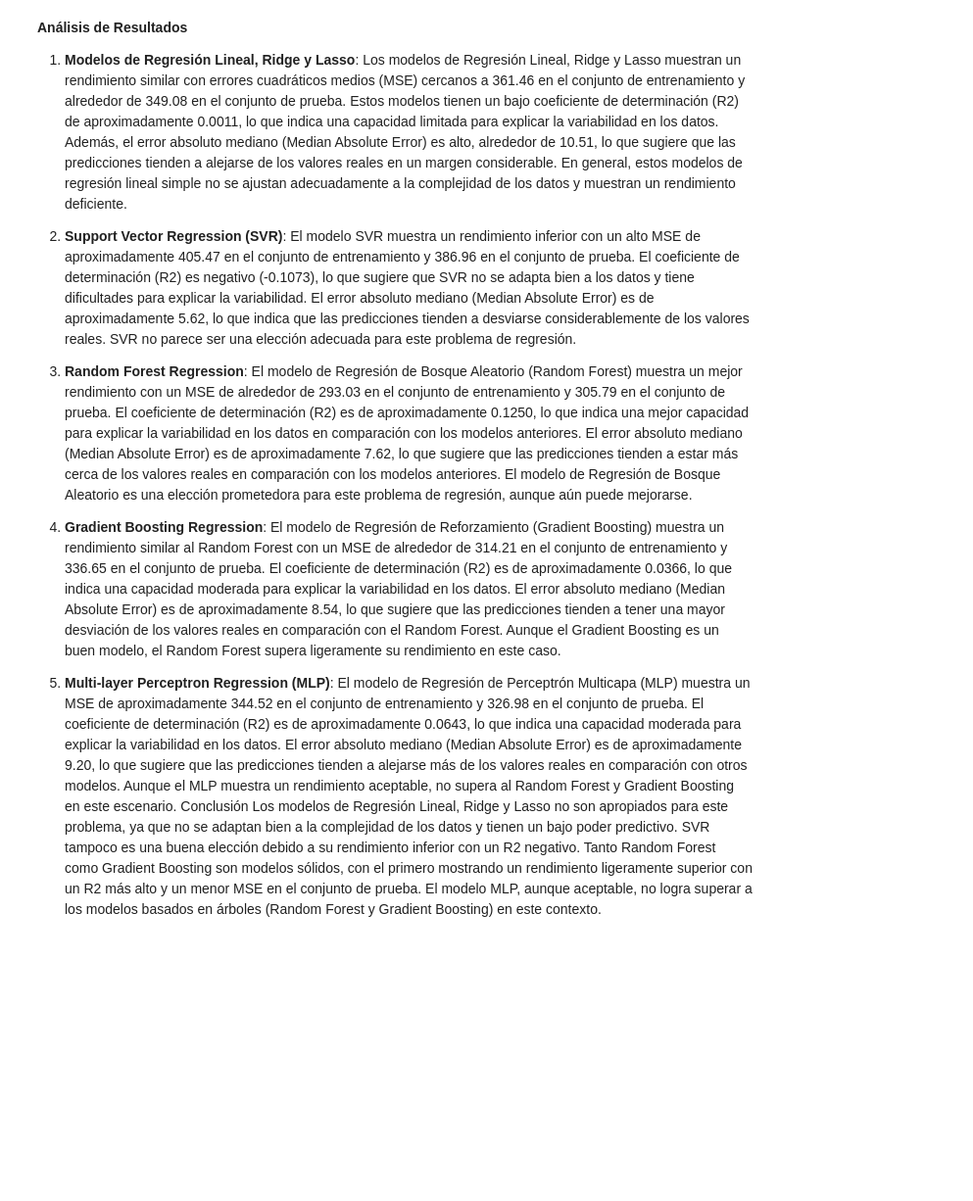
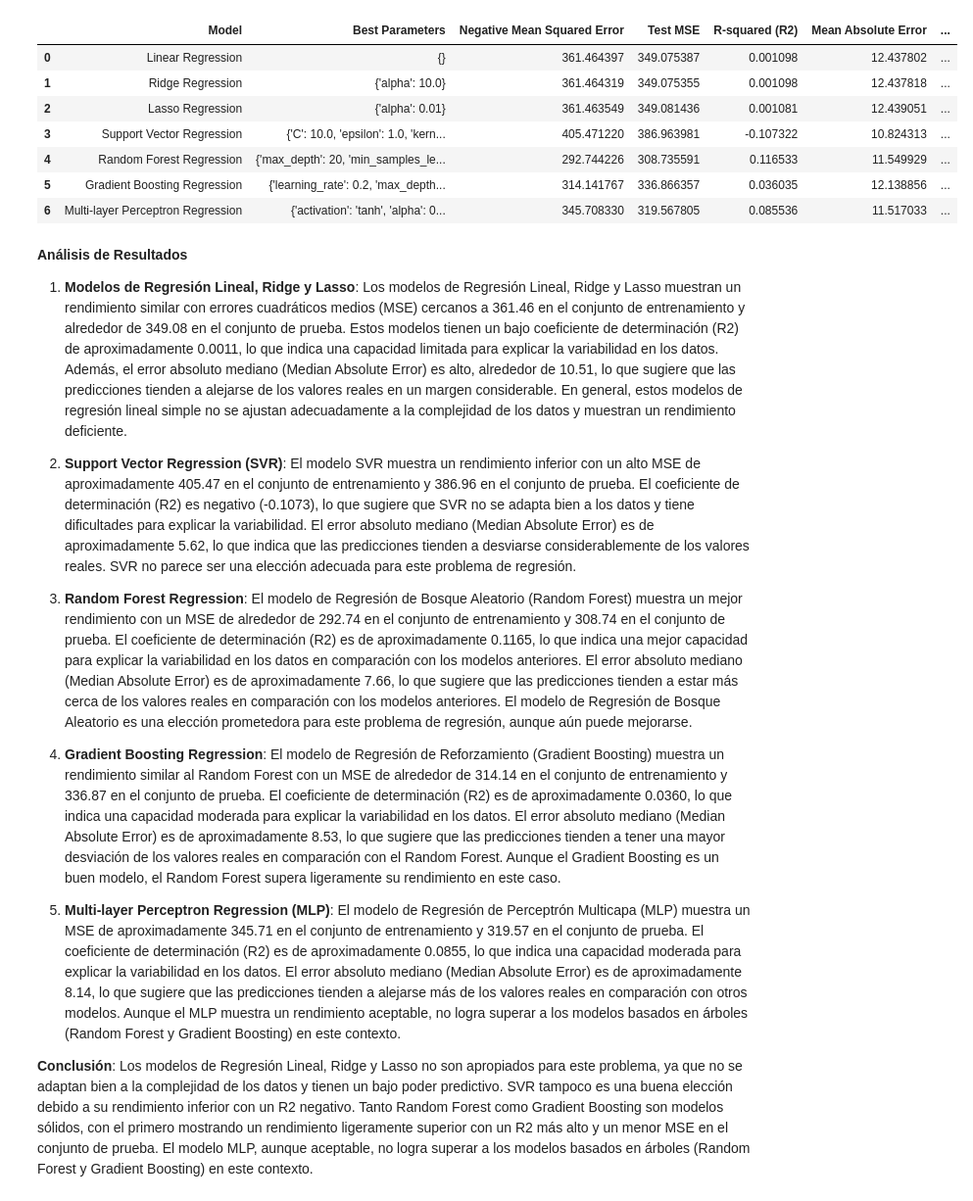
Before and after one commit to zapata-git/Tasas-de-suicidio-de-1985-a-2016, a Jupyter notebook: 1 Modelos de regresión.ipynb, the cells around one changed output. Shown at 98% size. Drawn from its saved outputs; the diff is of its cells as text; code cells hidden in the pictures; blank space fills up the shorter version.

```diff
--- a/1 Modelos de regresión.ipynb
+++ b/1 Modelos de regresión.ipynb
@@ -150,36 +151,32 @@ Performing grid search for Gradient Boosting Regression,
+# %%
+pd.set_option("display.max_colwidth", None)
+display(results_df)
+# %% [output]
+|  | Model | Best Parameters | Negative Mean Squared Error | Test MSE | R-squared (R2) | Mean Absolute Error | ... |
+| 0 | Linear Regression | {} | 361.464397 | 349.075387 | 0.001098 | 12.437802 | ... |
+| 1 | Ridge Regression | {'alpha': 10.0} | 361.464319 | 349.075355 | 0.001098 | 12.437818 | ... |
+| 2 | Lasso Regression | {'alpha': 0.01} | 361.463549 | 349.081436 | 0.001081 | 12.439051 | ... |
+| 3 | Support Vector Regression | {'C': 10.0, 'epsilon': 1.0, 'kern... | 405.471220 | 386.963981 | -0.107322 | 10.824313 | ... |
+| 4 | Random Forest Regression | {'max_depth': 20, 'min_samples_le... | 292.744226 | 308.735591 | 0.116533 | 11.549929 | ... |
+| 5 | Gradient Boosting Regression | {'learning_rate': 0.2, 'max_depth... | 314.141767 | 336.866357 | 0.036035 | 12.138856 | ... |
+| 6 | Multi-layer Perceptron Regression | {'activation': 'tanh', 'alpha': 0... | 345.708330 | 319.567805 | 0.085536 | 11.517033 | ... |
 # %% [markdown]
 **Análisis de Resultados**
+
 1. **Modelos de Regresión Lineal, Ridge y Lasso**:
-Los modelos de Regresión Lineal, Ridge y Lasso muestran un rendimiento similar con errores cuadráticos medios (MSE) cercanos a 361.46 en el conjunto de entrenamiento y alrededor de 349.08 en el conjunto de prueba.
-Estos modelos tienen un bajo coeficiente de determinación (R2) de aproximadamente 0.0011, lo que indica una capacidad limitada para explicar la variabilidad en los datos.
-Además, el error absoluto mediano (Median Absolute Error) es alto, alrededor de 10.51, lo que sugiere que las predicciones tienden a alejarse de los valores reales en un margen considerable.
-En general, estos modelos de regresión lineal simple no se ajustan adecuadamente a la complejidad de los datos y muestran un rendimiento deficiente.
+Los modelos de Regresión Lineal, Ridge y Lasso muestran un rendimiento similar con errores cuadráticos medios (MSE) cercanos a 361.46 en el conjunto de entrenamiento y alrededor de 349.08 en el conjunto de prueba. Estos modelos tienen un bajo coeficiente de determinación (R2) de aproximadamente 0.0011, lo que indica una capacidad limitada para explicar la variabilidad en los datos. Además, el error absoluto mediano (Median Absolute Error) es alto, alrededor de 10.51, lo que sugiere que las predicciones tienden a alejarse de los valores reales en un margen considerable. En general, estos modelos de regresión lineal simple no se ajustan adecuadamente a la complejidad de los datos y muestran un rendimiento deficiente.
 
 2. **Support Vector Regression (SVR)**:
-El modelo SVR muestra un rendimiento inferior con un alto MSE de aproximadamente 405.47 en el conjunto de entrenamiento y 386.96 en el conjunto de prueba.
-El coeficiente de determinación (R2) es negativo (-0.1073), lo que sugiere que SVR no se adapta bien a los datos y tiene dificultades para explicar la variabilidad.
-El error absoluto mediano (Median Absolute Error) es de aproximadamente 5.62, lo que indica que las predicciones tienden a desviarse considerablemente de los valores reales.
-SVR no parece ser una elección adecuada para este problema de regresión.
+El modelo SVR muestra un rendimiento inferior con un alto MSE de aproximadamente 405.47 en el conjunto de entrenamiento y 386.96 en el conjunto de prueba. El coeficiente de determinación (R2) es negativo (-0.1073), lo que sugiere que SVR no se adapta bien a los datos y tiene dificultades para explicar la variabilidad. El error absoluto mediano (Median Absolute Error) es de aproximadamente 5.62, lo que indica que las predicciones tienden a desviarse considerablemente de los valores reales. SVR no parece ser una elección adecuada para este problema de regresión.
 
 3. **Random Forest Regression**:
-El modelo de Regresión de Bosque Aleatorio (Random Forest) muestra un mejor rendimiento con un MSE de alrededor de 293.03 en el conjunto de entrenamiento y 305.79 en el conjunto de prueba.
-El coeficiente de determinación (R2) es de aproximadamente 0.1250, lo que indica una mejor capacidad para explicar la variabilidad en los datos en comparación con los modelos anteriores.
-El error absoluto mediano (Median Absolute Error) es de aproximadamente 7.62, lo que sugiere que las predicciones tienden a estar más cerca de los valores reales en comparación con los modelos anteriores.
-El modelo de Regresión de Bosque Aleatorio es una elección prometedora para este problema de regresión, aunque aún puede mejorarse.
+El modelo de Regresión de Bosque Aleatorio (Random Forest) muestra un mejor rendimiento con un MSE de alrededor de 292.74 en el conjunto de entrenamiento y 308.74 en el conjunto de prueba. El coeficiente de determinación (R2) es de aproximadamente 0.1165, lo que indica una mejor capacidad para explicar la variabilidad en los datos en comparación con los modelos anteriores. El error absoluto mediano (Median Absolute Error) es de aproximadamente 7.66, lo que sugiere que las predicciones tienden a estar más cerca de los valores reales en comparación con los modelos anteriores. El modelo de Regresión de Bosque Aleatorio es una elección prometedora para este problema de regresión, aunque aún puede mejorarse.
 
 4. **Gradient Boosting Regression**:
-El modelo de Regresión de Reforzamiento (Gradient Boosting) muestra un rendimiento similar al Random Forest con un MSE de alrededor de 314.21 en el conjunto de entrenamiento y 336.65 en el conjunto de prueba.
-El coeficiente de determinación (R2) es de aproximadamente 0.0366, lo que indica una capacidad moderada para explicar la variabilidad en los datos.
-El error absoluto mediano (Median Absolute Error) es de aproximadamente 8.54, lo que sugiere que las predicciones tienden a tener una mayor desviación de los valores reales en comparación con el Random Forest.
-Aunque el Gradient Boosting es un buen modelo, el Random Forest supera ligeramente su rendimiento en este caso.
+El modelo de Regresión de Reforzamiento (Gradient Boosting) muestra un rendimiento similar al Random Forest con un MSE de alrededor de 314.14 en el conjunto de entrenamiento y 336.87 en el conjunto de prueba. El coeficiente de determinación (R2) es de aproximadamente 0.0360, lo que indica una capacidad moderada para explicar la variabilidad en los datos. El error absoluto mediano (Median Absolute Error) es de aproximadamente 8.53, lo que sugiere que las predicciones tienden a tener una mayor desviación de los valores reales en comparación con el Random Forest. Aunque el Gradient Boosting es un buen modelo, el Random Forest supera ligeramente su rendimiento en este caso.
 
 5. **Multi-layer Perceptron Regression (MLP)**:
-El modelo de Regresión de Perceptrón Multicapa (MLP) muestra un MSE de aproximadamente 344.52 en el conjunto de entrenamiento y 326.98 en el conjunto de prueba.
-El coeficiente de determinación (R2) es de aproximadamente 0.0643, lo que indica una capacidad moderada para explicar la variabilidad en los datos.
-El error absoluto mediano (Median Absolute Error) es de aproximadamente 9.20, lo que sugiere que las predicciones tienden a alejarse más de los valores reales en comparación con otros modelos.
-Aunque el MLP muestra un rendimiento aceptable, no supera al Random Forest y Gradient Boosting en este escenario.
-Conclusión
-Los modelos de Regresión Lineal, Ridge y Lasso no son apropiados para este problema, ya que no se adaptan bien a la complejidad de los datos y tienen un bajo poder predictivo.
-SVR tampoco es una buena elección debido a su rendimiento inferior con un R2 negativo.
-Tanto Random Forest como Gradient Boosting son modelos sólidos, con el primero mostrando un rendimiento ligeramente superior con un R2 más alto y un menor MSE en el conjunto de prueba.
-El modelo MLP, aunque aceptable, no logra superar a los modelos basados en árboles (Random Forest y Gradient Boosting) en este contexto.
+El modelo de Regresión de Perceptrón Multicapa (MLP) muestra un MSE de aproximadamente 345.71 en el conjunto de entrenamiento y 319.57 en el conjunto de prueba. El coeficiente de determinación (R2) es de aproximadamente 0.0855, lo que indica una capacidad moderada para explicar la variabilidad en los datos. El error absoluto mediano (Median Absolute Error) es de aproximadamente 8.14, lo que sugiere que las predicciones tienden a alejarse más de los valores reales en comparación con otros modelos. Aunque el MLP muestra un rendimiento aceptable, no logra superar a los modelos basados en árboles (Random Forest y Gradient Boosting) en este contexto.
+
+**Conclusión**:
+Los modelos de Regresión Lineal, Ridge y Lasso no son apropiados para este problema, ya que no se adaptan bien a la complejidad de los datos y tienen un bajo poder predictivo. SVR tampoco es una buena elección debido a su rendimiento inferior con un R2 negativo. Tanto Random Forest como Gradient Boosting son modelos sólidos, con el primero mostrando un rendimiento ligeramente superior con un R2 más alto y un menor MSE en el conjunto de prueba. El modelo MLP, aunque aceptable, no logra superar a los modelos basados en árboles (Random Forest y Gradient Boosting) en este contexto.
```
Also changed, not shown: parts of 1 cell of this notebook.
